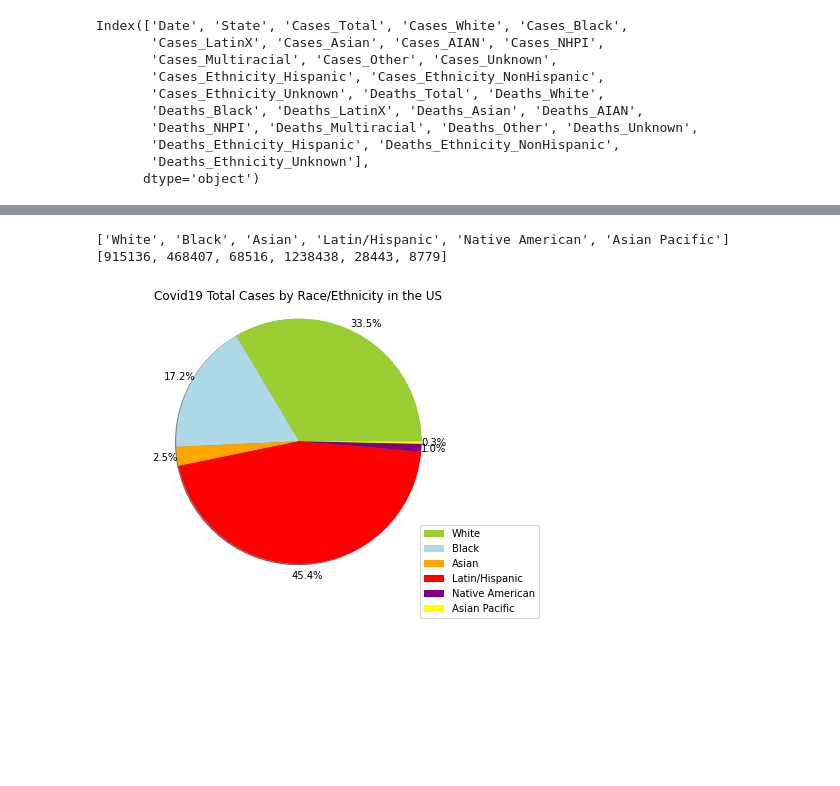
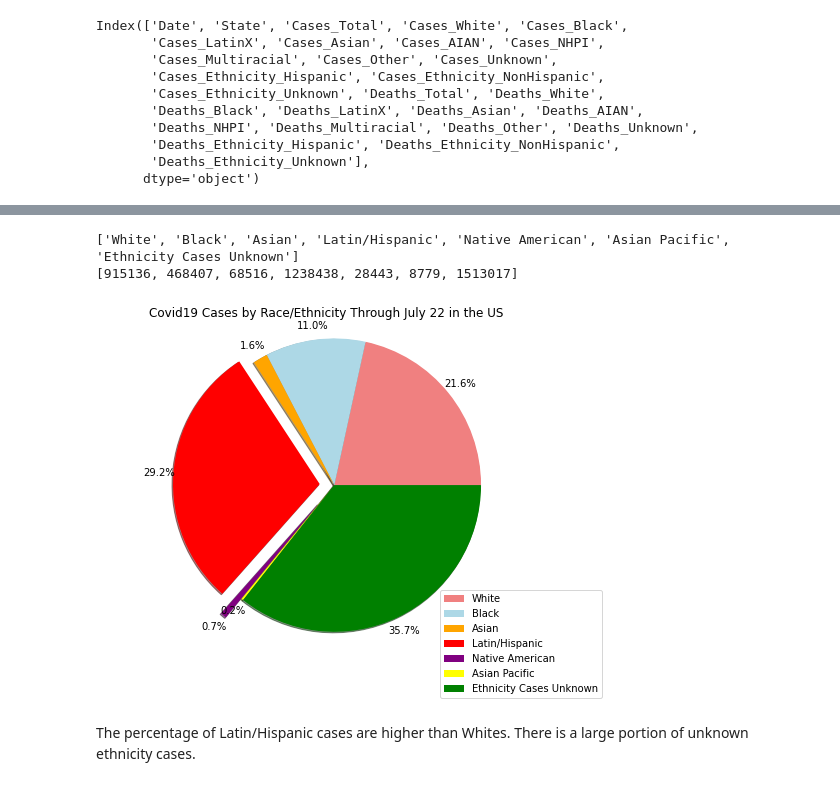
Before and after one commit to allychau/medaquad, a Jupyter notebook: Ethnicity_Race_US/code/ethnicity_race.ipynb, the cells around one changed output, grey strips where cells are left out. Drawn from its saved outputs; the diff is of its cells as text; code cells hidden in the pictures; blank space fills up the shorter version.

```diff
--- a/Ethnicity_Race_US/code/ethnicity_race.ipynb
+++ b/Ethnicity_Race_US/code/ethnicity_race.ipynb
@@ -100,8 +106,9 @@ cases_latinx_tot = july22_df['Cases_LatinX'].sum()
 cases_asian_tot = july22_df['Cases_Asian'].sum()
 cases_aian_tot = july22_df['Cases_AIAN'].sum()
 cases_nhpi_tot = july22_df['Cases_NHPI'].sum()
-cases_ethn_hisp_tot = july22_df['Cases_Ethnicity_Hispanic'].sum()
-cases_latin_hisp_tot = cases_latinx_tot + cases_ethn_hisp_tot
+cases_hisp_tot = july22_df['Cases_Ethnicity_Hispanic'].sum()
+cases_latin_hisp_tot = cases_latinx_tot + cases_hisp_tot
+cases_ethnicity_unknown = july22_df['Cases_Ethnicity_Unknown'].sum()
 
 deaths_tot = july22_df['Deaths_Total'].sum()
 deaths_white_tot = july22_df['Deaths_White'].sum()
@@ -110,7 +117,6 @@ deaths_latinx_tot = july22_df['Deaths_LatinX'].sum()
 deaths_asian_tot = july22_df['Deaths_Asian'].sum()
 deaths_aian_tot = july22_df['Deaths_AIAN'].sum()
 deaths_nhpi_tot = july22_df['Deaths_NHPI'].sum()
-deaths_ethn_hisp_tot = july22_df['Deaths_Ethnicity_Hispanic'].sum()
-
-
-deaths_latin_hisp_tot = deaths_latinx_tot + deaths_ethn_hisp_tot
+deaths_hisp_tot = july22_df['Deaths_Ethnicity_Hispanic'].sum()
+deaths_latin_hisp_tot = deaths_latinx_tot + deaths_hisp_tot
+deaths_ethnicity_unknown = july22_df['Deaths_Ethnicity_Unknown'].sum()
@@ -164,9 +136,10 @@ deaths_latin_hisp_tot: 40680
 #                                   'Death aian_tot': [deaths_aian_tot],
 #                                   'Death nhpi_tot': [deaths_nhpi_tot]})
 # %%
-ethn_case_summary = pd.DataFrame({'Ethnicity/Race': ['White','Black','Asian','Latin/Hispanic','Native American','Asian Pacific'],
+ethn_case_summary = pd.DataFrame({'Ethnicity/Race': ['White','Black','Asian','Latin/Hispanic','Native American','Asian Pacific',\
+                                                    'Ethnicity Cases Unknown'],
                            'Cases': [cases_white_tot,cases_black_tot,cases_asian_tot,cases_latin_hisp_tot,cases_aian_tot,\
-                                           cases_nhpi_tot]})
+                                           cases_nhpi_tot, cases_ethnicity_unknown]})
 ethn_case_summary
 # %% [output]
 |  | Ethnicity/Race | Cases |
@@ -237,26 +222,28 @@ race_list = list(race_dict['Ethnicity/Race'].values())
 print(race_list)
 print(tot_cases_list)
 # %% [output]
-['White', 'Black', 'Asian', 'Latin/Hispanic', 'Native American', 'Asian Pacific']
-[915136, 468407, 68516, 1238438, 28443, 8779]
+['White', 'Black', 'Asian', 'Latin/Hispanic', 'Native American', 'Asian Pacific', 'Ethnicity Cases Unknown']
+[915136, 468407, 68516, 1238438, 28443, 8779, 1513017]
 # %%
-colors = ["yellowgreen","lightblue","orange","red","purple","yellow"]
-#explode = (0.1,0,0,0,0,0,0,0,0,0)
+colors = ["lightcoral","lightblue","orange","red","purple","yellow","green"]
+explode = (0,0,0,0.3,0.5,0,0)
 # %%
 # Tell matplotlib to create a pie chart based upon the above data
 #plt.pie(tot_cases_list, labels=race_list, colors=colors,
 #        autopct="%1.1f%%", shadow=True, startangle=140)
-plt.figure(figsize=(7,5))
-plt.pie(tot_cases_list, colors=colors,pctdistance=1.1, labeldistance=1.4,
+plt.figure(figsize=(8,6))
+plt.pie(tot_cases_list, explode=explode,colors=colors,pctdistance=1.1, labeldistance=1.2,
         autopct="%1.1f%%",startangle=0,shadow=True, radius=3)
 # Create axes which are equal so we have a perfect circle
 plt.axis("equal")
-plt.title('Covid19 Total Cases by Race/Ethnicity in the US' )
+plt.title('Covid19 Cases by Race/Ethnicity Through July 22 in the US' )
 plt.legend(race_list, bbox_to_anchor=(1,0),loc='lower right',
                       bbox_transform=plt.gcf().transFigure)
 
 # Save an image of our chart and print the final product to the screen
-plt.savefig("../Images/TotCasesVsRaceEthnicity.png")
+plt.savefig("../Images/CasesVsRaceEthnicity_pie.png")
 plt.show()
 # %% [output]
-[figure, old version]
+[figure, new version]
+# %% [markdown]
+The percentage of Latin/Hispanic cases are higher than Whites.  There is a large portion of unknown ethnicity cases.
```
Also changed, not shown: parts of 27 cells of this notebook.
